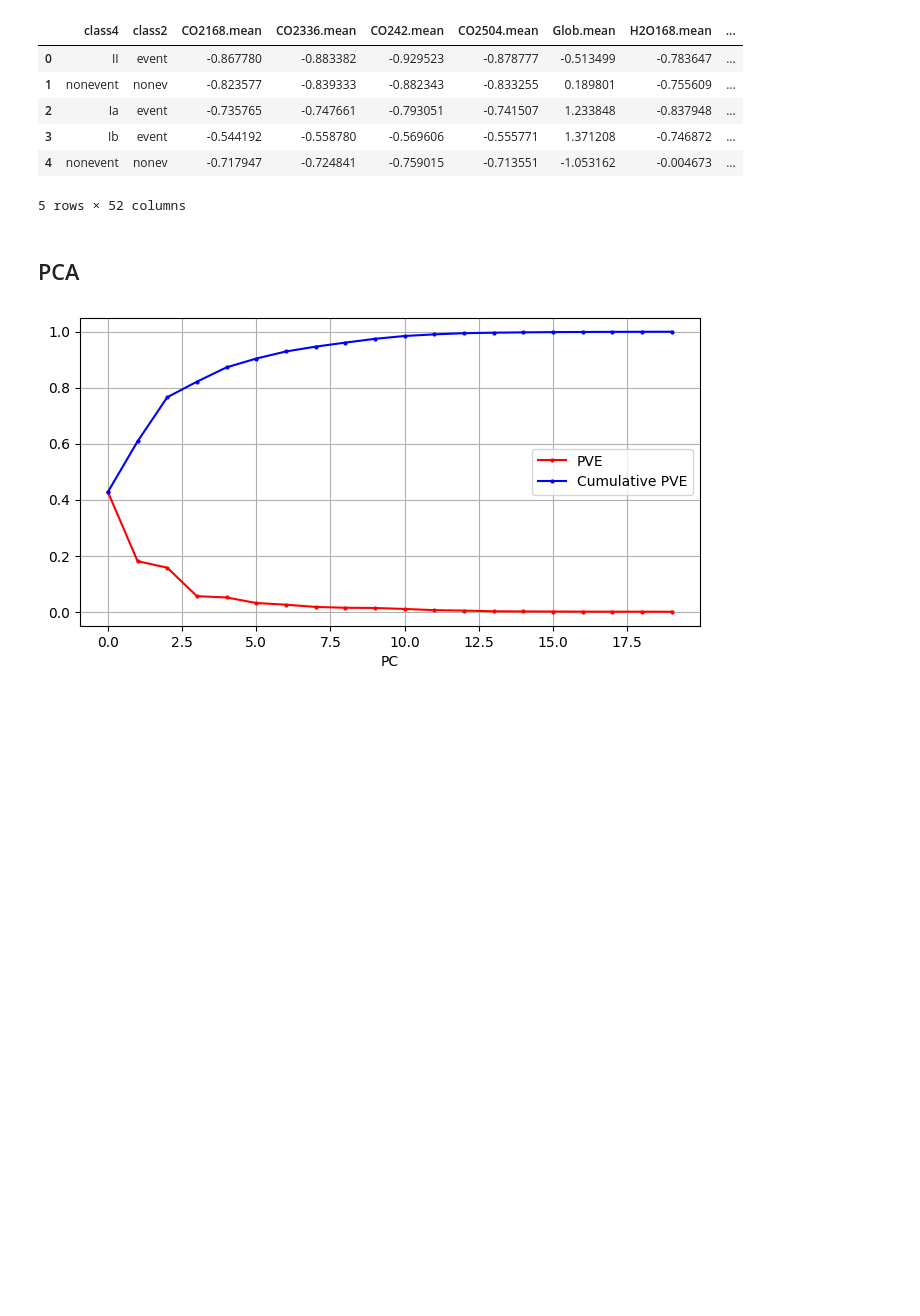
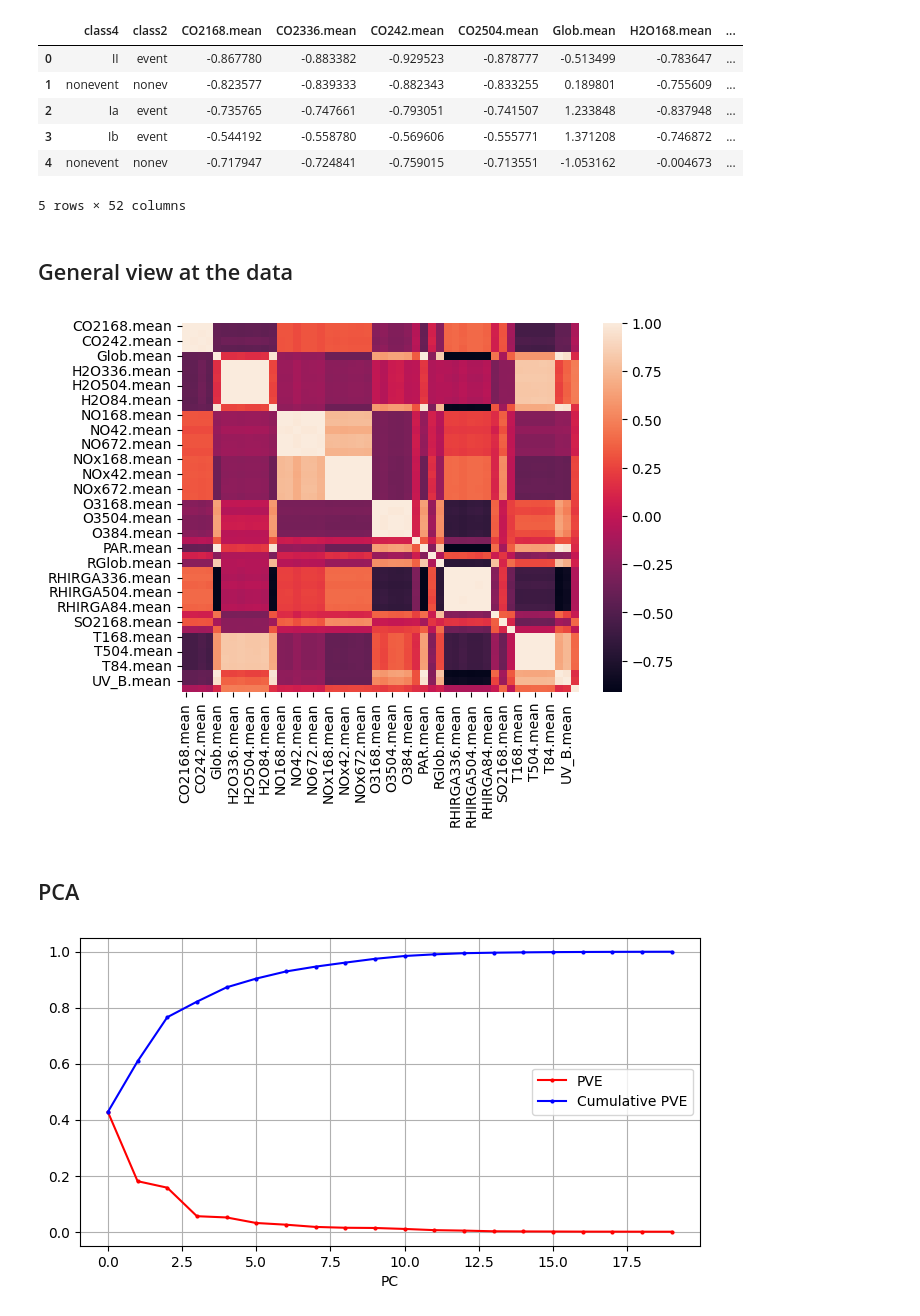
Before and after one commit to em-t/ATM4171-term-project, a Jupyter notebook: notebooks/EDA.ipynb, the cells around one changed output. Cells and saved outputs as stored; diff of their text form; code cells hidden in the pictures; blank space fills up the shorter version.

```diff
--- a/notebooks/EDA.ipynb
+++ b/notebooks/EDA.ipynb
@@ -54,6 +58,16 @@ df_train_standardized.head()
 | 3 | Ib | event | -0.544192 | -0.558780 | -0.569606 | -0.555771 | 1.371208 | -0.746872 | ... |
 | 4 | nonevent | nonev | -0.717947 | -0.724841 | -0.759015 | -0.713551 | -1.053162 | -0.004673 | ... |
 5 rows × 52 columns
+# %% [markdown]
+## General view at the data
+# %%
+# Correlations between numeric variables
+
+corr = df_train_standardized.corr(numeric_only=True)
+sns.heatmap(corr)
+plt.show()
+# %% [output]
+[figure, added]
 # %% [markdown]
 ## PCA
 # %%
```
Also changed, not shown: parts of 24 cells of this notebook, 2 other files.
